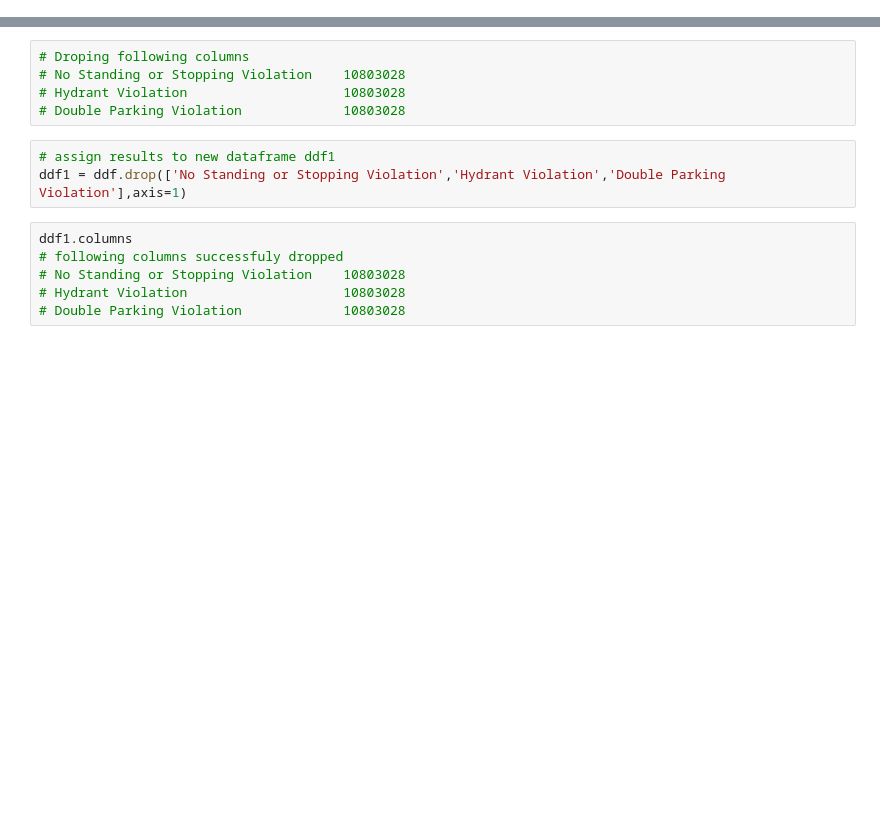
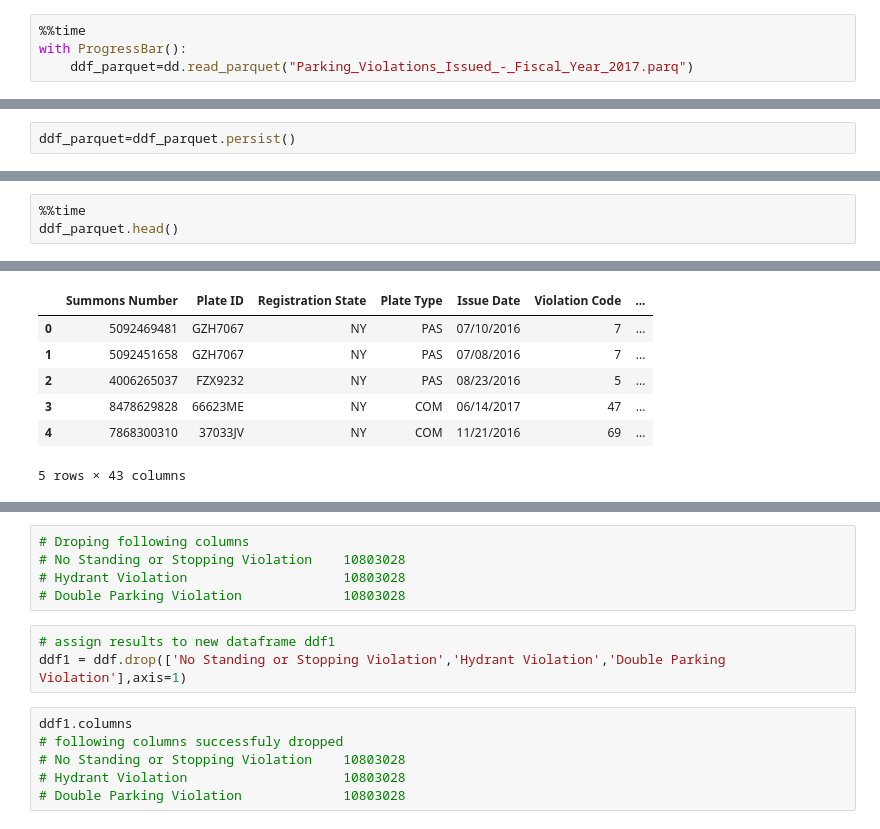
Before and after one commit to naeemsattar/parking_tickets, a Jupyter notebook: parking.ipynb, the cells around one changed output, grey strips where cells are left out. Cells and saved outputs as stored; diff of their text form; blank space fills up the shorter version.

```diff
--- a/parking.ipynb
+++ b/parking.ipynb
@@ -58,0 +38,4 @@ ddf.tail().T
+# %%
+%%time
+with ProgressBar():
+    ddf_parquet=dd.read_parquet("Parking_Violations_Issued_-_Fiscal_Year_2017.parq")
@@ -58,0 +49,2 @@ ddf.tail().T
+# %%
+ddf_parquet=ddf_parquet.persist()
@@ -58,0 +64,4 @@ ddf.tail().T
+# %%
+%%time
+ddf_parquet.head()
+# %% [output]
@@ -58,0 +70,7 @@ ddf.tail().T
+|  | Summons Number | Plate ID | Registration State | Plate Type | Issue Date | Violation Code | ... |
+| 0 | 5092469481 | GZH7067 | NY | PAS | 07/10/2016 | 7 | ... |
+| 1 | 5092451658 | GZH7067 | NY | PAS | 07/08/2016 | 7 | ... |
+| 2 | 4006265037 | FZX9232 | NY | PAS | 08/23/2016 | 5 | ... |
+| 3 | 8478629828 | 66623ME | NY | COM | 06/14/2017 | 47 | ... |
+| 4 | 7868300310 | 37033JV | NY | COM | 11/21/2016 | 69 | ... |
+5 rows × 43 columns
```
Also changed, not shown: parts of 31 cells of this notebook, 1 other file.
